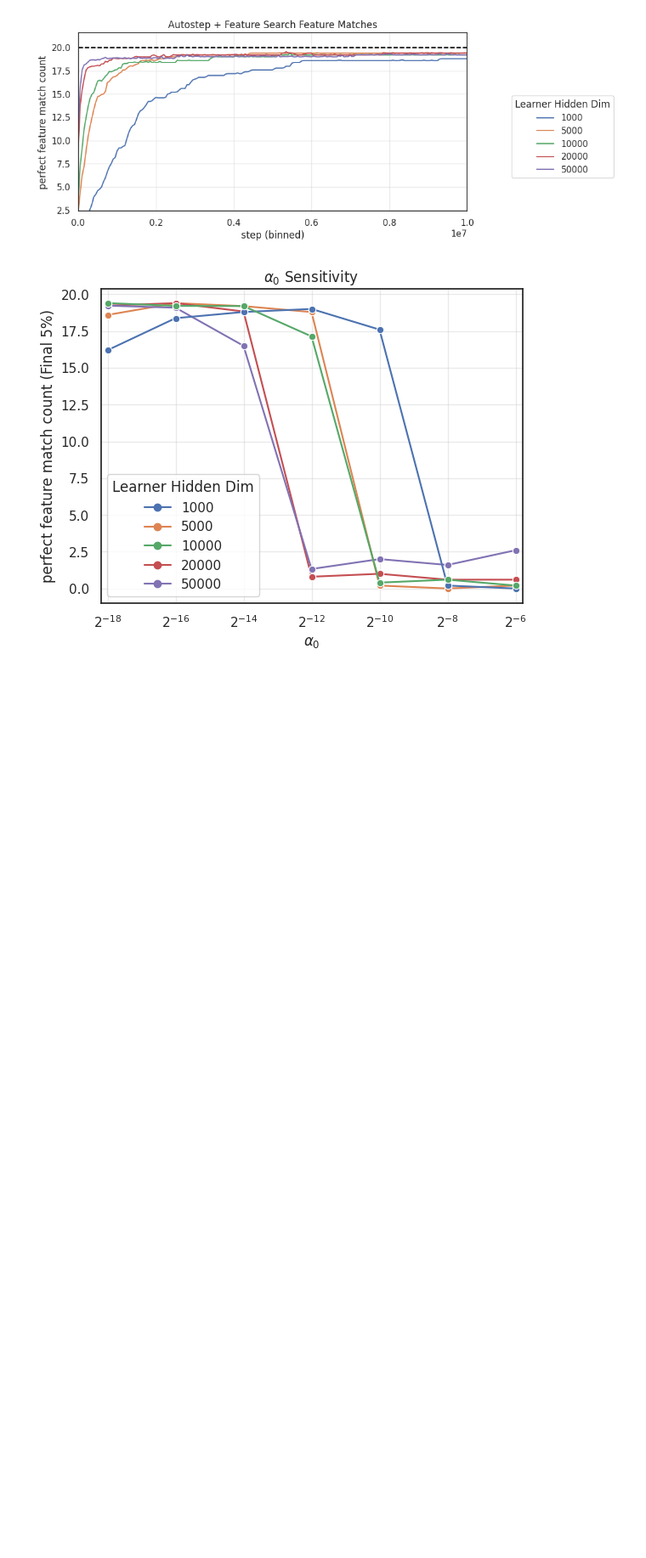
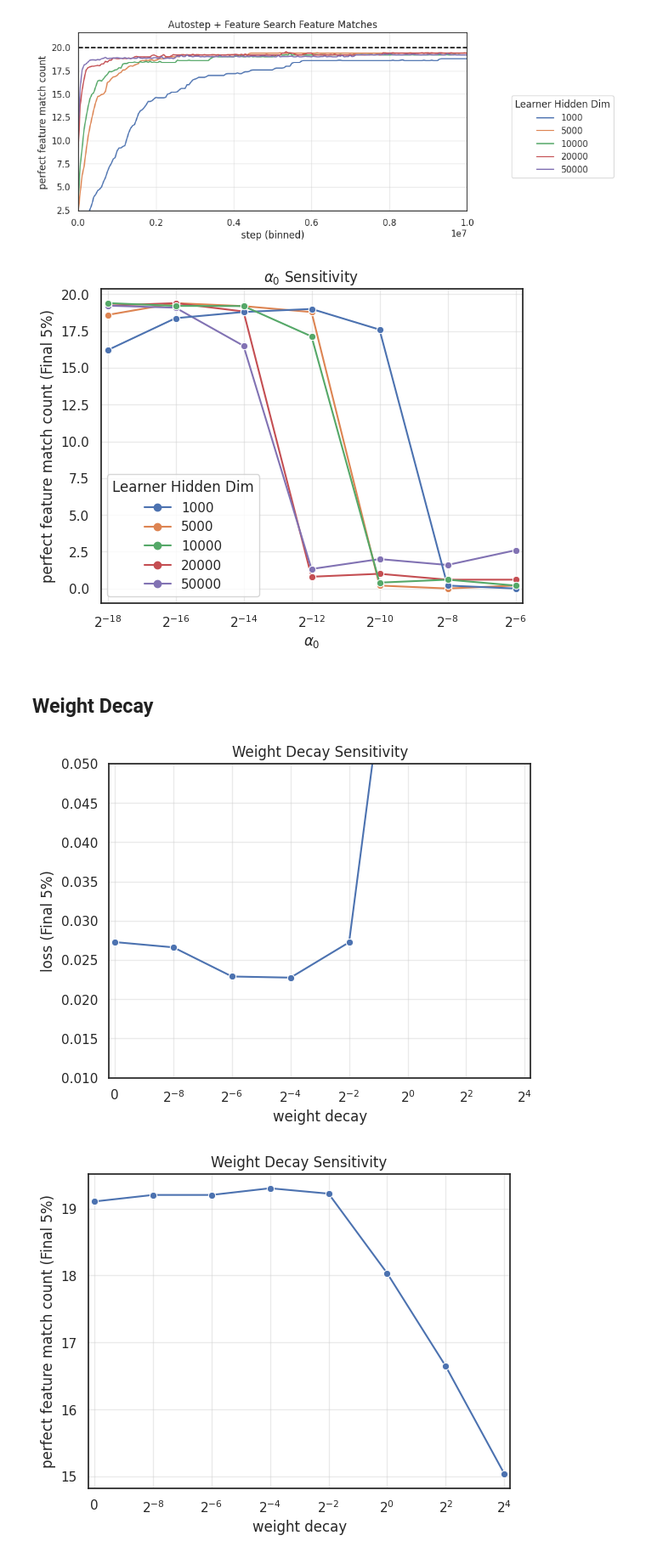
Before and after one commit to ejmejm/phd_research, a Jupyter notebook: phd/feature_search/analysis/paper_part_1_v1/ns_autostep_and_search_hyper_sweep.ipynb, the cells around one changed output. Shown at 85% size. Saved outputs shown, nothing was run; the diff lists cells and outputs as text; code cells hidden in the pictures; blank space fills up the shorter version.

Commit message:
Plotted weight decay and new standard method results

```diff
--- a/phd/feature_search/analysis/paper_part_1_v1/ns_autostep_and_search_hyper_sweep.ipynb
+++ b/phd/feature_search/analysis/paper_part_1_v1/ns_autostep_and_search_hyper_sweep.ipynb
@@ -26,6 +26,10 @@ run_data_path = 'data/ns-autostep-feature-search-hyper-sweep_metrics.csv'
 
 config_dfs, run_dfs = load_experiment_data(config_data_path, run_data_path)
 del config_dfs[np.nan], run_dfs[np.nan]
+
+config_dfs['weight_decay_sweep']['optimizer.weight_decay'] = config_dfs['weight_decay_sweep']['optimizer|weight_decay'].apply(
+    lambda x: f'2^{np.log2(x)}' if x > 0 else '0')
+
 {k: len(v) for k, v in config_dfs.items()}
 # %% [output]
 {'perfect_features_baseline_sweep': 125,
@@ -496,3 +503,41 @@ plot_param_sensitivity(
 plt.show()
 # %% [output]
 [figure]
+# %% [markdown]
+## Weight Decay
+# %%
+plot_param_sensitivity(
+    run_df = run_dfs['weight_decay_sweep'],
+    config_df = config_dfs['weight_decay_sweep'],
+    x_col = 'optimizer|weight_decay',
+    title = f'Weight Decay Sensitivity',
+    x_label = 'weight decay',
+    y_label = 'loss',
+    metric_col = 'loss',
+    metric_type = 'final_avg', # {'cumulative', 'final_avg', 'last'}
+    step_col = 'step',
+    show_ci = False,
+    baseline_col = None,
+    pow_2_x_axis = True,
+)
+plt.ylim(0.01, 0.05)
+plt.show()
+
+plot_param_sensitivity(
+    run_df = run_dfs['weight_decay_sweep'],
+    config_df = config_dfs['weight_decay_sweep'],
+    x_col = 'optimizer|weight_decay',
+    title = f'Weight Decay Sensitivity',
+    x_label = 'weight decay',
+    y_label = 'perfect feature match count',
+    metric_col = 'feature_match/perfect_match_count',
+    metric_type = 'final_avg', # {'cumulative', 'final_avg', 'last'}
+    step_col = 'step',
+    show_ci = False,
+    baseline_col = None,
+    pow_2_x_axis = True,
+)
+plt.show()
+# %% [output]
+[figure, added]
+[figure, added]
```
Also changed, not shown: parts of 5 cells of this notebook.
